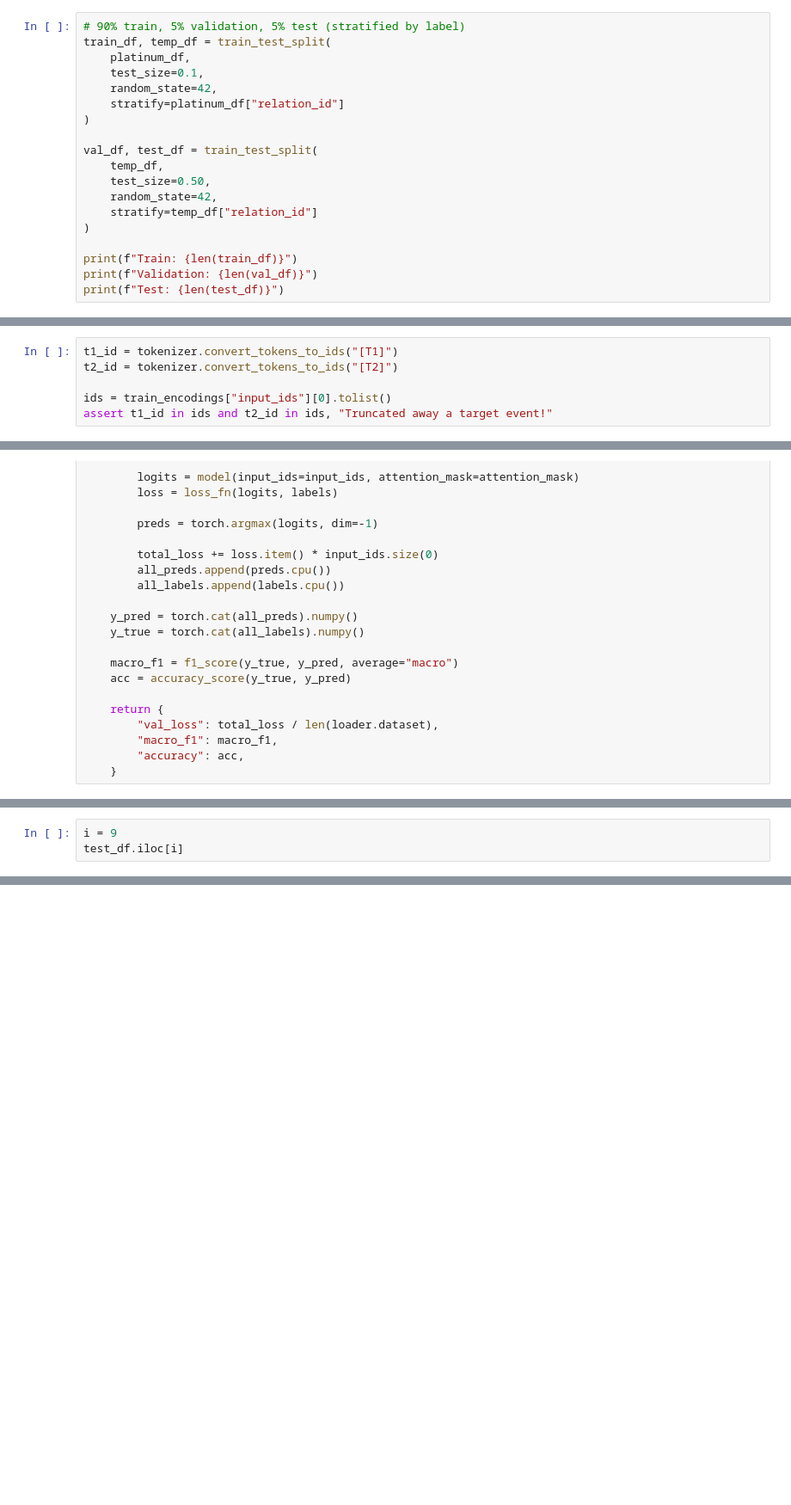
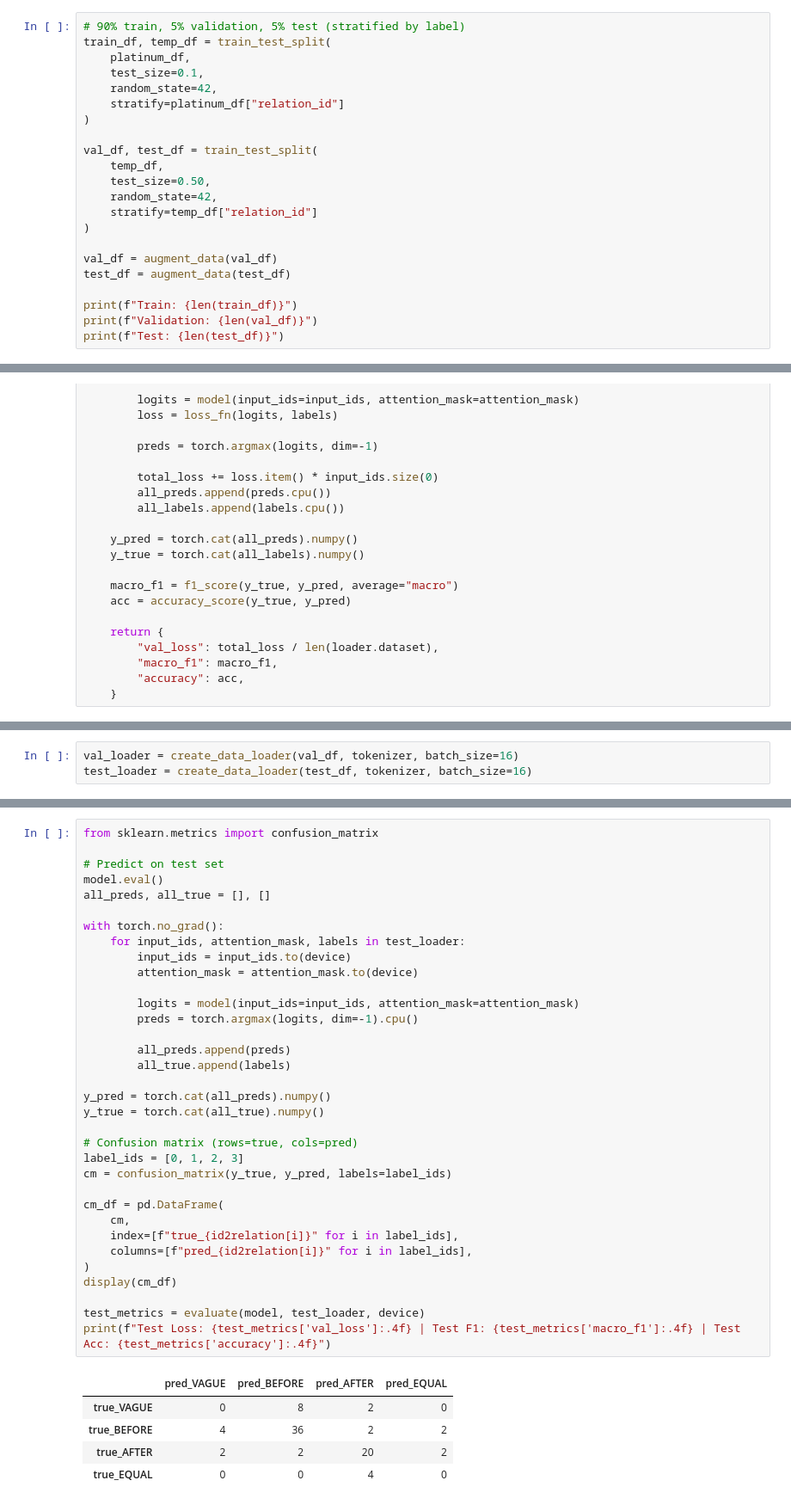
Before and after one commit to poznyakovskiy/event_extraction, a Jupyter notebook: temp_relation.ipynb, the cells around one changed output, grey strips where cells are left out. Shown at 86% size. Cells and saved outputs as stored; diff of their text form; blank space fills up the shorter version.

```diff
--- a/temp_relation.ipynb
+++ b/temp_relation.ipynb
@@ -192,6 +192,9 @@ val_df, test_df = train_test_split(
     stratify=temp_df["relation_id"]
 )
 
+val_df = augment_data(val_df)
+test_df = augment_data(test_df)
+
 print(f"Train: {len(train_df)}")
 print(f"Validation: {len(val_df)}")
 print(f"Test: {len(test_df)}")
@@ -270,6 +261,0 @@ num training batches: 95
-# %%
-t1_id = tokenizer.convert_tokens_to_ids("[T1]")
-t2_id = tokenizer.convert_tokens_to_ids("[T2]")
-
-ids = train_encodings["input_ids"][0].tolist()
-assert t1_id in ids and t2_id in ids, "Truncated away a target event!"
@@ -357,0 +394,3 @@ def evaluate(model, loader, device):
+# %%
+val_loader = create_data_loader(val_df, tokenizer, batch_size=16)
+test_loader = create_data_loader(test_df, tokenizer, batch_size=16)
@@ -412,3 +430,0 @@ Epoch 50/50 | Train Loss: 0.5870 | Train F1: 0.7541 | Train Acc: 0.6049 | Val Lo
-# %%
-i = 9
-test_df.iloc[i]
@@ -449,0 +467,40 @@ Predicted label: AFTER
+# %%
+from sklearn.metrics import confusion_matrix
+
+# Predict on test set
+model.eval()
+all_preds, all_true = [], []
+
+with torch.no_grad():
+    for input_ids, attention_mask, labels in test_loader:
+        input_ids = input_ids.to(device)
+        attention_mask = attention_mask.to(device)
+
+        logits = model(input_ids=input_ids, attention_mask=attention_mask)
+        preds = torch.argmax(logits, dim=-1).cpu()
+
+        all_preds.append(preds)
+        all_true.append(labels)
+
+y_pred = torch.cat(all_preds).numpy()
+y_true = torch.cat(all_true).numpy()
+
+# Confusion matrix (rows=true, cols=pred)
+label_ids = [0, 1, 2, 3]
+cm = confusion_matrix(y_true, y_pred, labels=label_ids)
+
+cm_df = pd.DataFrame(
+    cm,
+    index=[f"true_{id2relation[i]}" for i in label_ids],
+    columns=[f"pred_{id2relation[i]}" for i in label_ids],
+)
+display(cm_df)
+
+test_metrics = evaluate(model, test_loader, device)
+print(f"Test Loss: {test_metrics['val_loss']:.4f} | Test F1: {test_metrics['macro_f1']:.4f} | Test Acc: {test_metrics['accuracy']:.4f}")
+# %% [output]
+|  | pred_VAGUE | pred_BEFORE | pred_AFTER | pred_EQUAL |
+| true_VAGUE | 0 | 8 | 2 | 0 |
+| true_BEFORE | 4 | 36 | 2 | 2 |
+| true_AFTER | 2 | 2 | 20 | 2 |
+| true_EQUAL | 0 | 0 | 4 | 0 |
```
Also changed, not shown: parts of 22 cells of this notebook.
